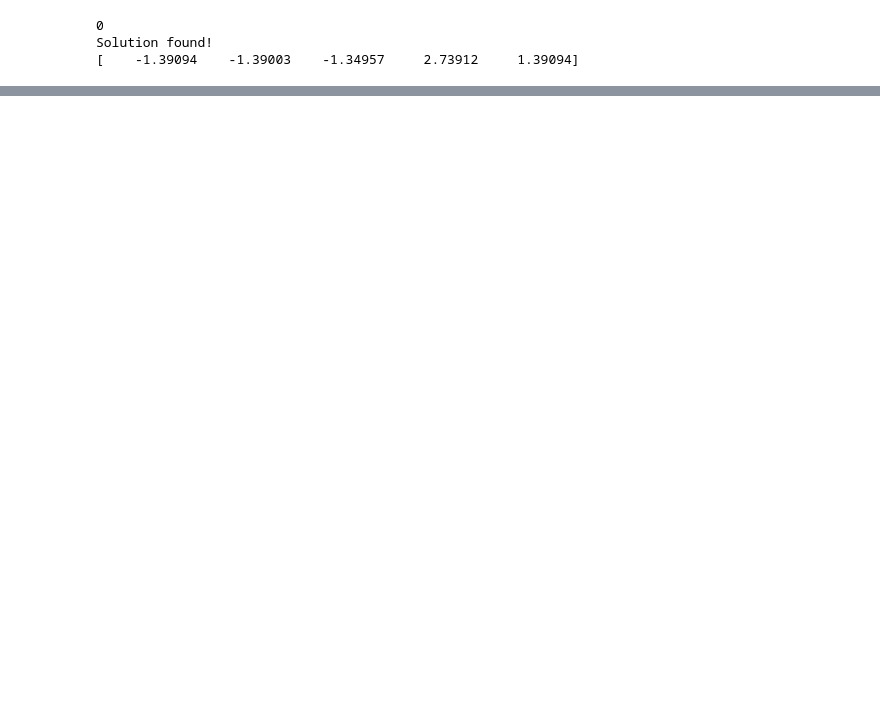
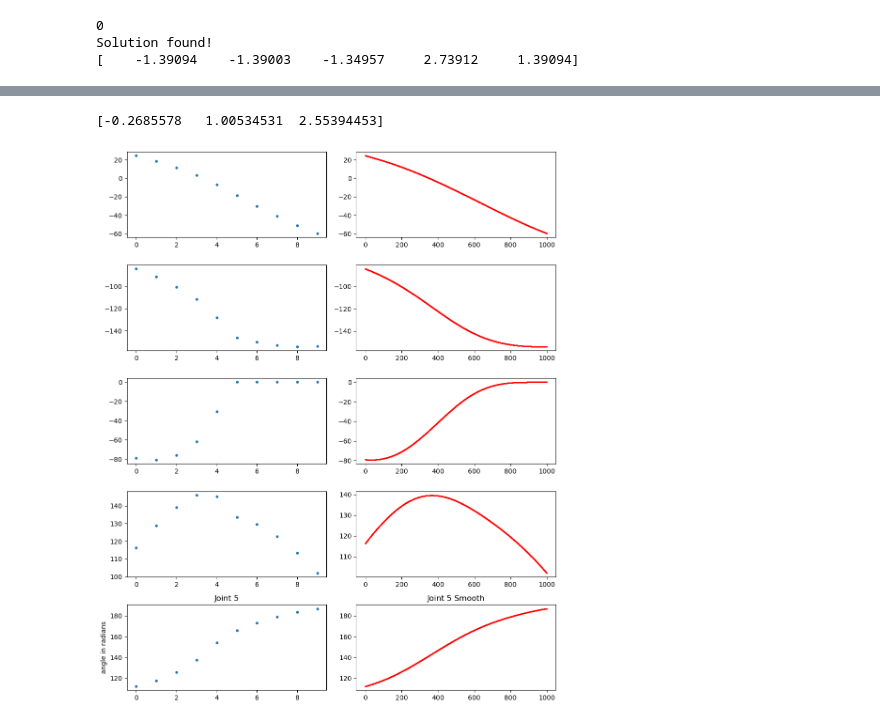
Before and after one commit to XHao1997/robotarm_sim, a Jupyter notebook: kinematics_test.ipynb, the cells around one changed output, grey strips where cells are left out. Drawn from its saved outputs; the diff is of its cells as text; code cells hidden in the pictures; blank space fills up the shorter version.

```diff
--- a/kinematics_test.ipynb
+++ b/kinematics_test.ipynb
@@ -385,0 +351,24 @@ print(solution[0],",",solution[1],",",solution[2],",",solution[3],",",solution[4
+# %%
+from scipy.spatial.transform import Rotation
+from scipy.spatial.transform import Slerp
+
+def interpolate_orientation(start_orientation, end_orientation, num_points):
+    start_rot = Rotation.from_matrix(start_orientation).as_euler('xyz')
+    end_rot = Rotation.from_matrix(end_orientation).as_euler('xyz')
+    print(start_rot)
+    key_rots = Rotation.from_euler('xyz', np.stack((start_rot, end_rot)))
+
+    slerp = Slerp([0, 1], key_rots)
+    interpolated_rotations = slerp(np.linspace(0, 1, num_points))
+    orientations = interpolated_rotations.as_euler('xyz')
+
+    return orientations
+
+# Assuming start_pose.M and end_pose.M are rotation matrices
+start_rot = kdl_to_np(start_pose.M)
+end_rot = kdl_to_np(end_pose.M)
+num_points = 10  # Example number of intermediate orientations
+
+ori_intermediate = interpolate_orientation(start_rot, end_rot, num_points)
+# %% [output]
+[-0.2685578   1.00534531  2.55394453]
@@ -385,0 +394,51 @@ print(solution[0],",",solution[1],",",solution[2],",",solution[3],",",solution[4
+# %%
+pose_intermediate = []
+q_intermediate = []
+for i in range(num_points):
+    R,P,Y = ori_intermediate[i]
+    x,y,z = line_intermediate[i]
+    desired_pose = kdl.Frame(kdl.Rotation.RPY(R,P,Y), kdl.Vector(x,y,z))
+    rot = kdl_to_np(desired_pose.M)
+    pos = kdl_to_np(desired_pose.p)
+    pose = np.append(rot,pos).reshape(4,3)
+    pose_intermediate.append(desired_pose)
+
+
+for i, pos in enumerate(pose_intermediate):
+
+    q_int = q_prev
+    ik_solver.CartToJnt(q_int, pos, q_current)
+    q_intermediate.append(kdl_to_np(q_current))
+    q_prev = q_current
+q_intermediate = np.asarray(q_intermediate)
+# %%
+import numpy as np
+import matplotlib.pyplot as plt
+q_smooth_list = []
+# Assuming q_intermediate contains the joint positions of the 5 joints
+# Each row represents the joint positions at a specific time step
+# Each column represents the position of a joint in 3D space (x, y, z)
+# Shape of q_intermediate should be (num_points, num_joints, 3)
+num_points, num_joints = q_intermediate.shape
+
+# Create a figure with 5 subplots arranged horizontally
+fig, axs = plt.subplots(num_joints,2, figsize=(10, 12))  # Adjust figsize as needed
+# Plot the positions of the joints in each subplot
+
+for i, ax in enumerate(axs):
+    ax[0].scatter(range(num_points), q_intermediate[:, i]*180/np.pi,label='joint'+str(j),s=10)
+    q_smooth = np.flip(bezier_curve(np.column_stack((np.arange(10),q_intermediate[:,i])),nTimes=1000)[1])
+    ax[1].scatter(range(1000), q_smooth*180/np.pi,label='joint'+str(i),s=1,color='r')
+    q_smooth_list.append(q_smooth)
+ax[0].set_title(f'Joint {i+1}')
+ax[1].set_title(f'Joint {i+1} Smooth')
+
+#     ax.set_xlabel('Time Step')
+ax[0].set_ylabel('angle in radians')
+
+
+# Adjust layout and show plot
+plt.tight_layout()
+plt.show()
+# %% [output]
+[figure, added]
```
Also changed, not shown: parts of 24 cells of this notebook.
